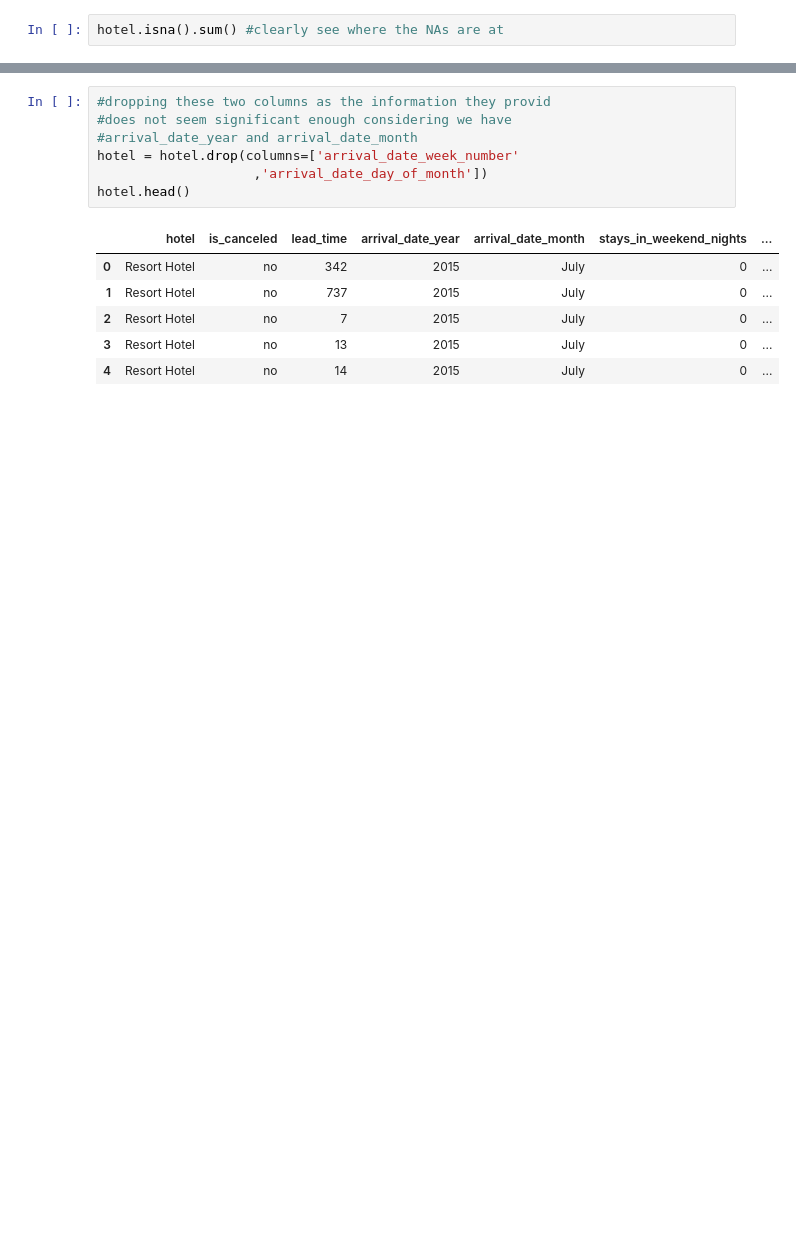
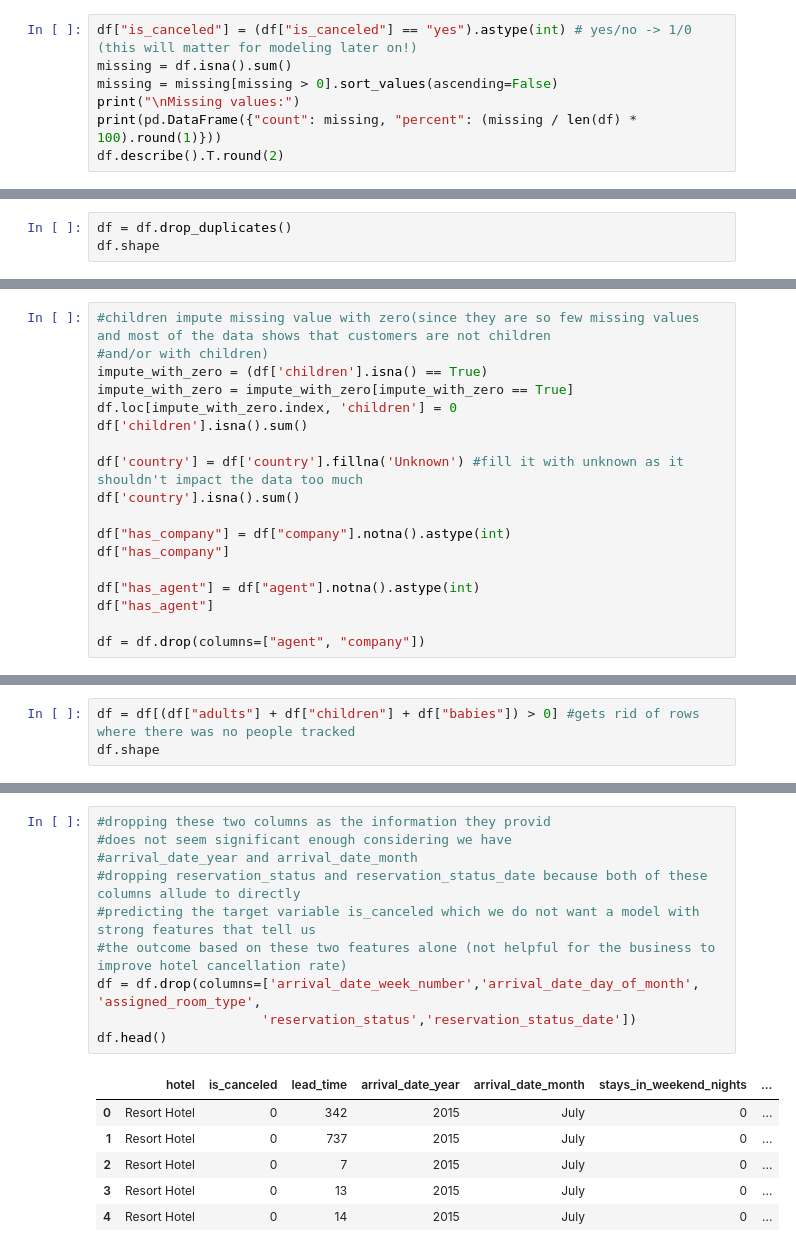
Before and after one commit to sascott9655/ADS-505-Hotel_Bookings_Project, a Jupyter notebook: Samuel's_Hotel_Cancellation_EDA.ipynb, the cells around one changed output, grey strips where cells are left out. Cells and saved outputs as stored; diff of their text form; blank space fills up the shorter version.

```diff
--- a/Samuel's_Hotel_Cancellation_EDA.ipynb
+++ b/Samuel's_Hotel_Cancellation_EDA.ipynb
@@ -33,5 +43,10 @@ Data columns (total 32 columns):
 dtypes: float64(4), int64(15), object(13)
 memory usage: 29.1+ MB
 # %%
-hotel.isna().sum() #clearly see where the NAs are at
+df["is_canceled"] = (df["is_canceled"] == "yes").astype(int) # yes/no -> 1/0 (this will matter for modeling later on!)
+missing = df.isna().sum()
+missing = missing[missing > 0].sort_values(ascending=False)
+print("\nMissing values:")
+print(pd.DataFrame({"count": missing, "percent": (missing / len(df) * 100).round(1)}))
+df.describe().T.round(2)
 # %% [output]
@@ -127,0 +76,3 @@ Name: company, Length: 119390, dtype: int64
+# %%
+df = df.drop_duplicates()
+df.shape
@@ -128 +81,19 @@ Name: company, Length: 119390, dtype: int64
+# %%
+#children impute missing value with zero(since they are so few missing values and most of the data shows that customers are not children
+#and/or with children)
+impute_with_zero = (df['children'].isna() == True)
+impute_with_zero = impute_with_zero[impute_with_zero == True]
+df.loc[impute_with_zero.index, 'children'] = 0
+df['children'].isna().sum()
+
+df['country'] = df['country'].fillna('Unknown') #fill it with unknown as it shouldn't impact the data too much
+df['country'].isna().sum()
+
+df["has_company"] = df["company"].notna().astype(int)
+df["has_company"]
+
+df["has_agent"] = df["agent"].notna().astype(int)
+df["has_agent"]
+
+df = df.drop(columns=["agent", "company"])
 # %%
@@ -149,0 +119,3 @@ dtype: int64
+# %%
+df = df[(df["adults"] + df["children"] + df["babies"]) > 0] #gets rid of rows where there was no people tracked
+df.shape
@@ -150,14 +148,17 @@ dtype: int64
 # %%
 #dropping these two columns as the information they provid
 #does not seem significant enough considering we have
 #arrival_date_year and arrival_date_month
-hotel = hotel.drop(columns=['arrival_date_week_number'
-                    ,'arrival_date_day_of_month'])
-hotel.head()
+#dropping reservation_status and reservation_status_date because both of these columns allude to directly
+#predicting the target variable is_canceled which we do not want a model with strong features that tell us
+#the outcome based on these two features alone (not helpful for the business to improve hotel cancellation rate)
+df = df.drop(columns=['arrival_date_week_number','arrival_date_day_of_month', 'assigned_room_type',
+                     'reservation_status','reservation_status_date'])
+df.head()
 # %% [output]
 |  | hotel | is_canceled | lead_time | arrival_date_year | arrival_date_month | stays_in_weekend_nights | ... |
-| 0 | Resort Hotel | no | 342 | 2015 | July | 0 | ... |
-| 1 | Resort Hotel | no | 737 | 2015 | July | 0 | ... |
-| 2 | Resort Hotel | no | 7 | 2015 | July | 0 | ... |
-| 3 | Resort Hotel | no | 13 | 2015 | July | 0 | ... |
-| 4 | Resort Hotel | no | 14 | 2015 | July | 0 | ... |
+| 0 | Resort Hotel | 0 | 342 | 2015 | July | 0 | ... |
+| 1 | Resort Hotel | 0 | 737 | 2015 | July | 0 | ... |
+| 2 | Resort Hotel | 0 | 7 | 2015 | July | 0 | ... |
+| 3 | Resort Hotel | 0 | 13 | 2015 | July | 0 | ... |
+| 4 | Resort Hotel | 0 | 14 | 2015 | July | 0 | ... |
```
Also changed, not shown: parts of 31 cells of this notebook.
